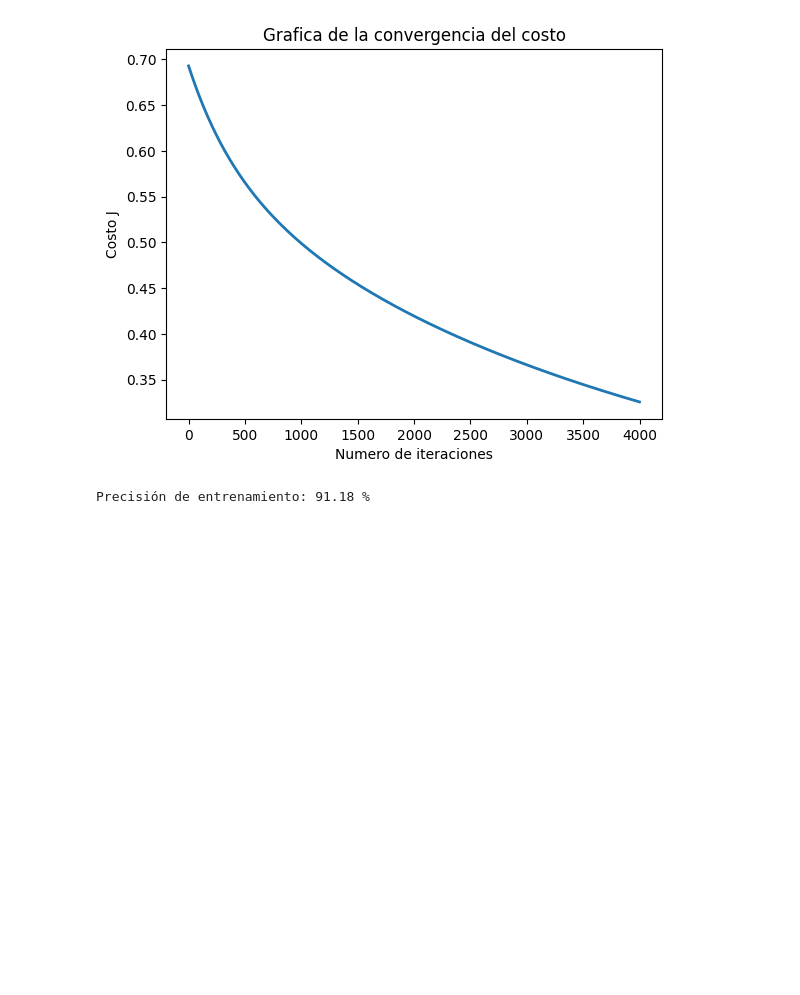
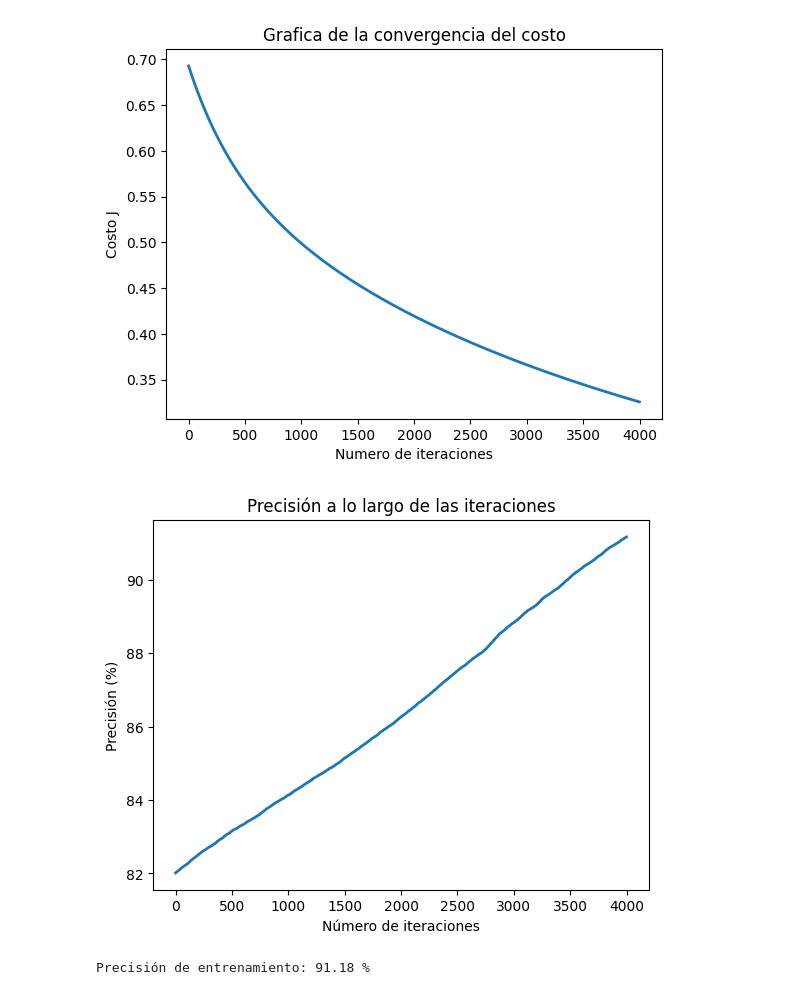
Before and after one commit to lfamadory/SIS420_IA_022024_, a Jupyter notebook: EXAMENES/Primer Parcial/primer_parcial.ipynb, the cells around one changed output. Drawn from its saved outputs; the diff is of its cells as text; code cells hidden in the pictures; blank space fills up the shorter version.

```diff
--- a/EXAMENES/Primer Parcial/primer_parcial.ipynb
+++ b/EXAMENES/Primer Parcial/primer_parcial.ipynb
@@ -509,13 +532,15 @@ def descensoGradiente(theta, X, y, alpha, num_iters):
 # %%
-#creamos un theta con 27 columnas de ceros
-theta_1 = np.zeros(len(X_ready_1[0]))
+# Asegúrate de que theta tenga las mismas dimensiones que el número de columnas en X
+theta_1 = np.zeros(X_ready_1.shape[1])  # Debe coincidir con las columnas de X_ready_1
 
-#numero de iteraciones sera 900 y un alpha 0.009
+# número de iteraciones y tasa de aprendizaje
 num_ite_1 = 4000
 alpha_1 = 0.001
 
-theta_1, J_historico_1 = descensoGradiente(theta_1, X_ready_1, y_train_1, alpha_1, num_ite_1)
+# Ejecutamos el descenso por gradiente
+theta_1, J_historico_1, precisiones_historico_1 = descensoGradiente(theta_1, X_ready_1, y_train_1, alpha_1, num_ite_1)
 
+# Mostramos los valores de theta calculados
 print("---------------------------------------------------------------")
 print("Los valores de theta calculados son:")
 i = 0
@@ -523,10 +548,12 @@ for tht in theta_1:
     i += 1
     print(f"theta {i}: {tht}")
 
+print("---------------------------------------------------------------")
+# Mostramos el último costo (mejor costo)
+print(f"Con un costo de: {J_historico_1[-1]} ")
 
-print(f"--------------------------------------------------------------")
-#mostramos el ultimo costo, este seria el mejor costo
-print(f"con un costo de: { J_historico_1[-1]} ")
+# Mostramos la última precisión (mejor precisión)
+print(f"Con una precisión de: {precisiones_historico_1[-1]} %")
 # %% [output]
 ---------------------------------------------------------------
 Los valores de theta calculados son:
@@ -553,6 +580,15 @@ plt.ylabel('Costo J')
 # %% [output]
 Text(0, 0.5, 'Costo J')
 [figure]
+# %%
+# Graficar la precisión a lo largo de las iteraciones
+plt.plot(np.arange(len(precisiones_historico_1)), precisiones_historico_1, lw=2)
+plt.title("Precisión a lo largo de las iteraciones")
+plt.xlabel('Número de iteraciones')
+plt.ylabel('Precisión (%)')
+plt.show()
+# %% [output]
+[figure, added]
 # %%
 X_norm_test_1 = (X_test_1- mu) / sigma
 m_test_1= len(X_test_1)
```
Also changed, not shown: parts of 2 cells of this notebook.
